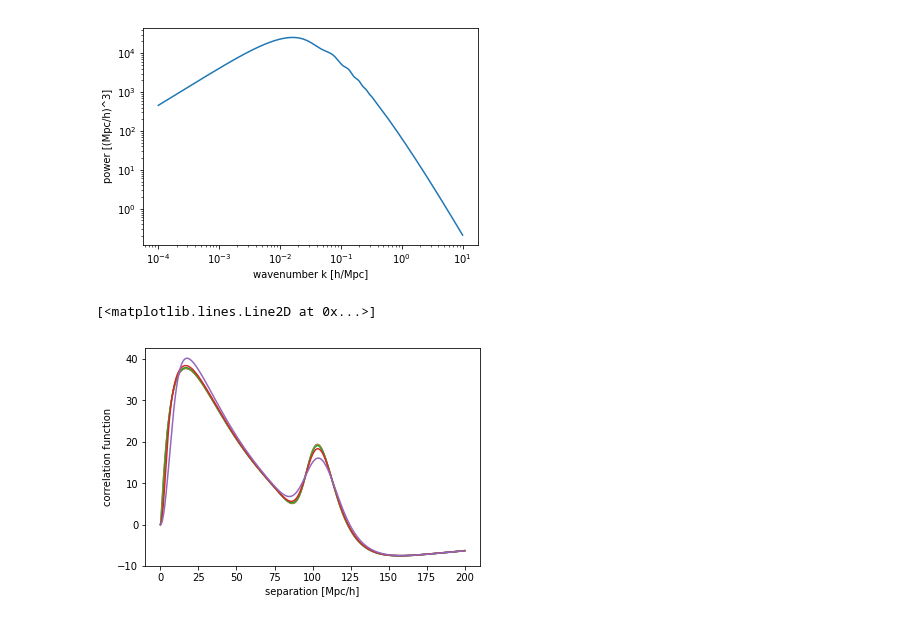
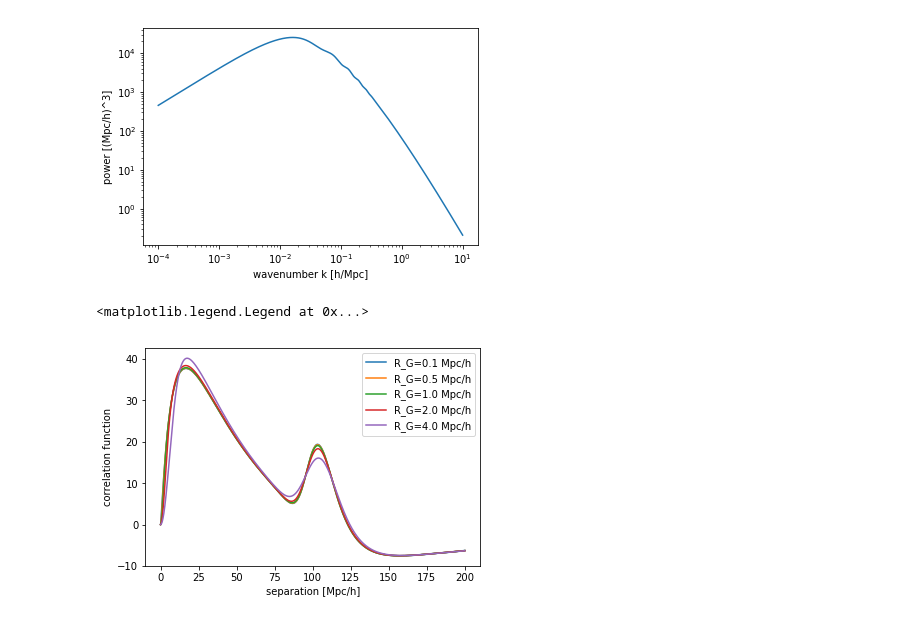
Before and after one commit to igmhub/LyaCoLoRe, a Jupyter notebook: camb_scripts/plot_xi_theory.ipynb, the cells around one changed output. Saved outputs shown, nothing was run; the diff lists cells and outputs as text; code cells hidden in the pictures.

Commit message:
added legend to plot

```diff
--- a/camb_scripts/plot_xi_theory.ipynb
+++ b/camb_scripts/plot_xi_theory.ipynb
@@ -89,14 +87,15 @@ for i,r in enumerate(rs):
 # %%
 plt.xlabel('separation [Mpc/h]')
 plt.ylabel('correlation function')
-plt.plot(rs,rs*rs*xis_01)
-plt.plot(rs,rs*rs*xis_05)
-plt.plot(rs,rs*rs*xis_10)
-plt.plot(rs,rs*rs*xis_20)
-plt.plot(rs,rs*rs*xis_40)
+plt.plot(rs,rs*rs*xis_01,label='R_G=0.1 Mpc/h')
+plt.plot(rs,rs*rs*xis_05,label='R_G=0.5 Mpc/h')
+plt.plot(rs,rs*rs*xis_10,label='R_G=1.0 Mpc/h')
+plt.plot(rs,rs*rs*xis_20,label='R_G=2.0 Mpc/h')
+plt.plot(rs,rs*rs*xis_40,label='R_G=4.0 Mpc/h')
+plt.legend()
 # %% [output]
-[<matplotlib.lines.Line2D at 0x...>]
+<matplotlib.legend.Legend at 0x...>
-[figure, old version]
+[figure, new version]
 # %%
 # write correlation to file
 f = open('camb_xi_01.txt','w')
```
Also changed, not shown: parts of 3 cells of this notebook.
